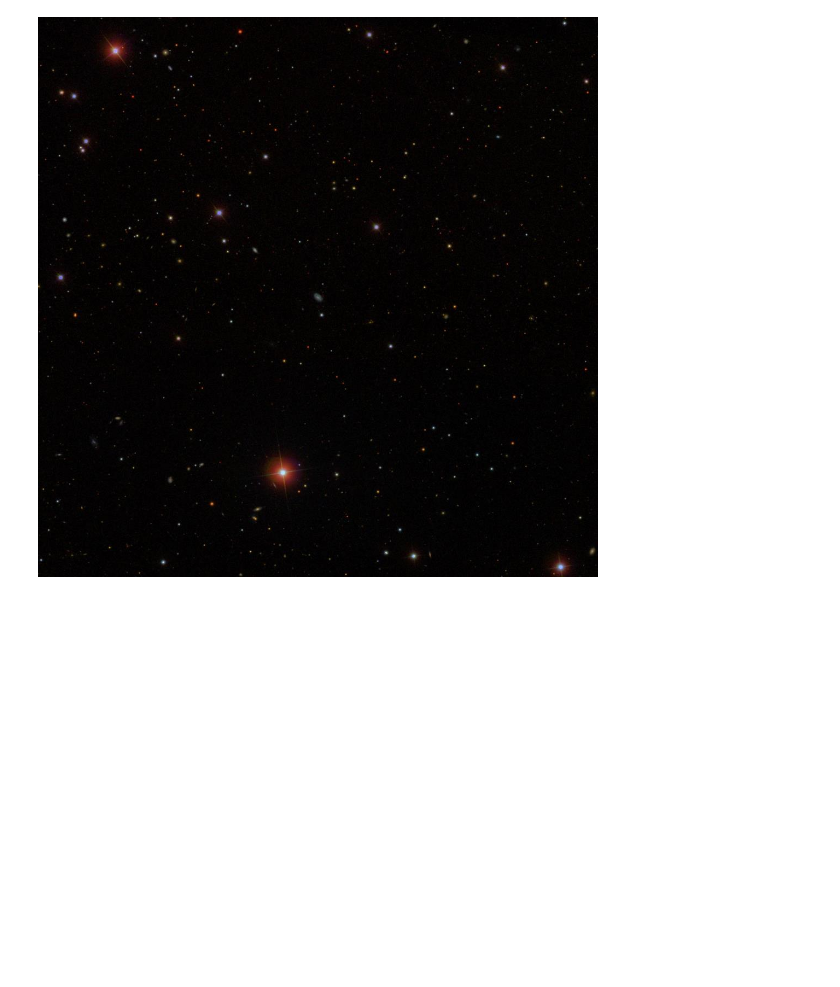
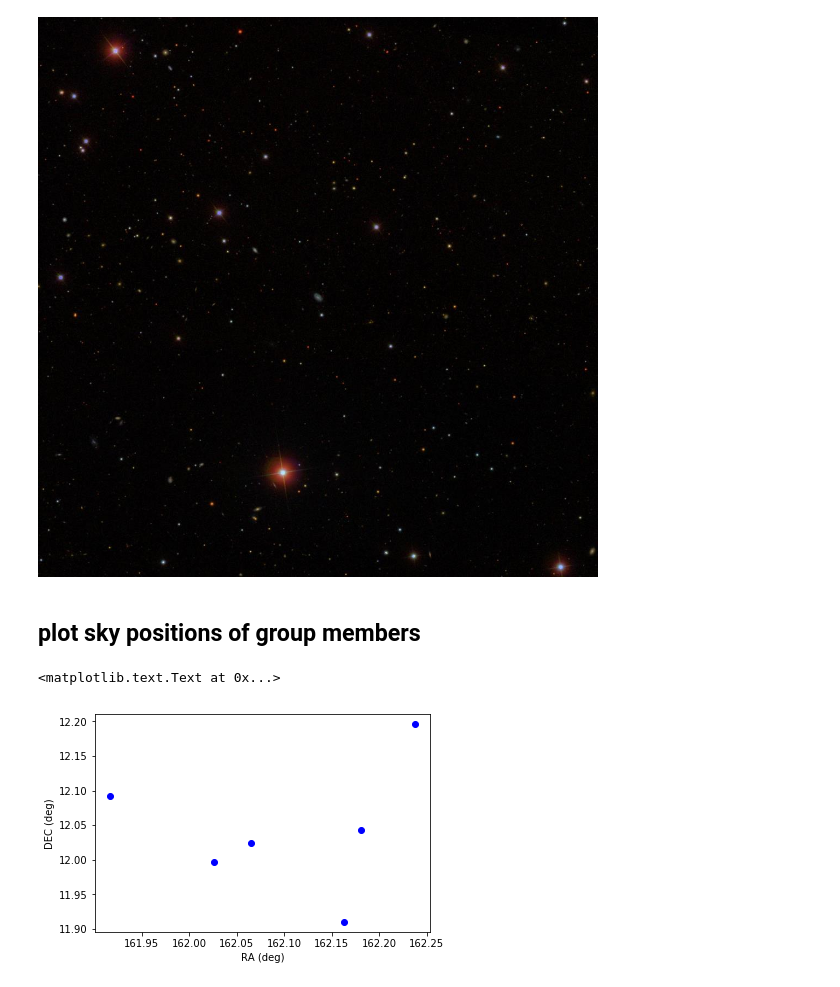
Before and after one commit to rfinn/astro-tutorials, a Jupyter notebook: download-sdss-jpg.ipynb, the cells around one changed output. Cells and saved outputs as stored; diff of their text form; code cells hidden in the pictures; blank space fills up the shorter version.

```diff
--- a/download-sdss-jpg.ipynb
+++ b/download-sdss-jpg.ipynb
@@ -116,3 +181,13 @@ urlretrieve(url, 'group0_SDSS_cutout.jpg')
 IPython.display.Image('group0_SDSS_cutout.jpg')
 # %% [output]
 [figure]
+# %% [markdown]
+## plot sky positions of group members ##
+# %%
+plt.figure()
+plt.plot(ra[grp == 1439],dec[grp == 1439],'bo')
+plt.xlabel('RA (deg)')
+plt.ylabel('DEC (deg)')
+# %% [output]
+<matplotlib.text.Text at 0x...>
+[figure, added]
```
Also changed, not shown: parts of 15 cells of this notebook.
